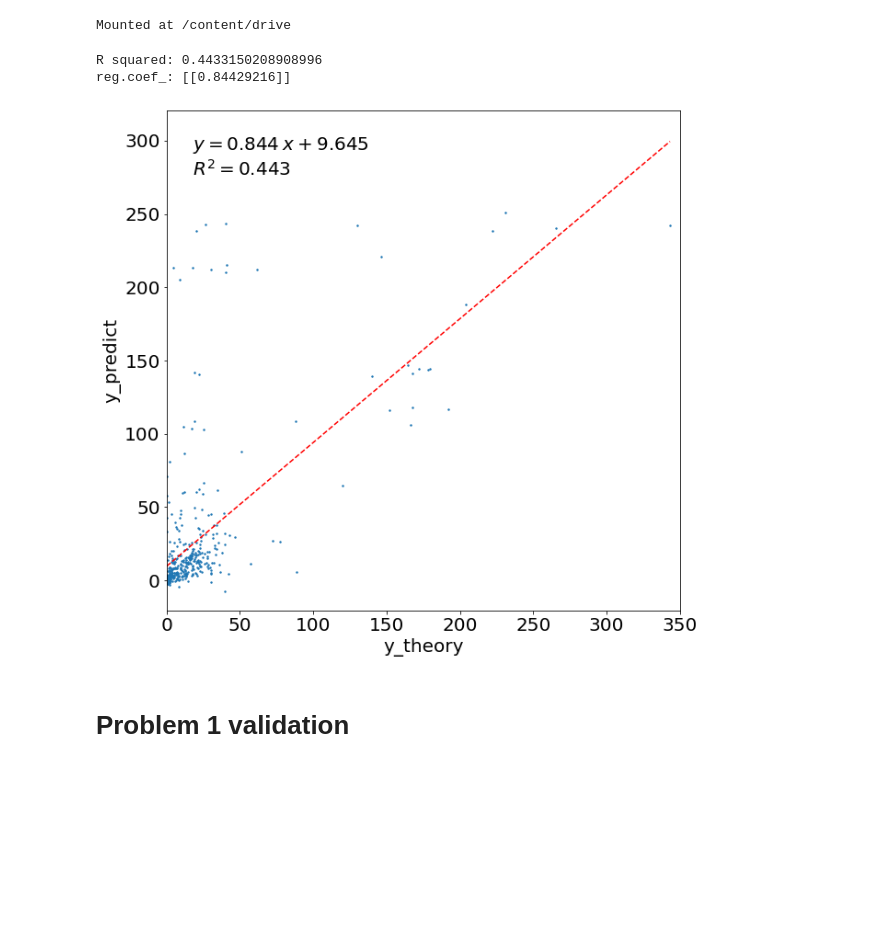
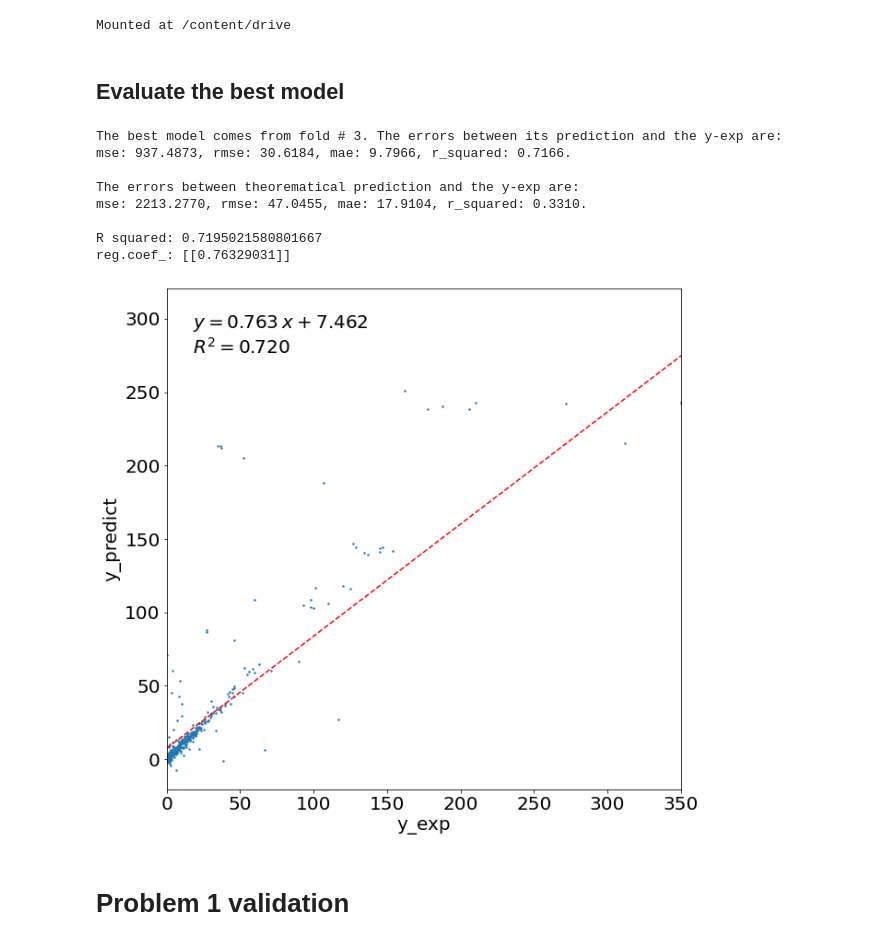
Before and after one commit to gladcolor/SVM_DNN_testing, a Jupyter notebook: CSCE822_HW2_v2.ipynb, the cells around one changed output. Drawn from its saved outputs; the diff is of its cells as text; code cells hidden in the pictures; blank space fills up the shorter version.

```diff
--- a/CSCE822_HW2_v2.ipynb
+++ b/CSCE822_HW2_v2.ipynb
@@ -927,12 +929,29 @@ from google.colab import drive
 drive.mount('/content/drive')
 # %% [output]
 Mounted at /content/drive
+# %% [markdown]
+## Evaluate the best model
 # %%
 best_model_fold_id = np.argmin(results_df['mae'])
 
 best_model = torch.load(f'trained_model_{best_model_fold_id}.pth')
 
-y_predict, mse, rmse, mae, r_squared = eval_model(best_model, input_features, y_theory)
+y_predict, mse, rmse, mae, r_squared = eval_model(best_model, input_features, y_label)
+
+print()
+print(f'The best model comes from fold # {best_model_fold_id}. The errors between its prediction and the y-exp are:')
+print(f'mse: {mse:.4f}, rmse: {rmse:.4f}, mae: {mae:.4f}, r_squared: {r_squared:.4f}.' )
+
+# evaluate the theoretical prediction and experimental observation
+mse = metrics.mean_squared_error(y_label, y_theory)
+rmse = np.sqrt(metrics.mean_squared_error(y_label, y_theory))
+mae = metrics.mean_absolute_error(y_label, y_theory)
+r_squared = metrics.r2_score(y_label, y_theory)
+
+print()
+print(f'The errors between theoretical prediction and the y-exp are:')
+print(f'mse: {mse:.4f}, rmse: {rmse:.4f}, mae: {mae:.4f}, r_squared: {r_squared:.4f}.' )
+print()
 
 
 def draw_r2_squared(ax2, x_true, y_observed):
@@ -941,38 +960,44 @@ def draw_r2_squared(ax2, x_true, y_observed):
     reg = LR().fit(x_true, y_observed)
     z = np.polyfit(x_true.ravel(), y_observed.ravel(), 1)
     p = np.poly1d(z)
     y_pred = p(x_true)
     R_squared = r2_score(y_observed, y_pred)
     # print()
     print("R squared:", R_squared)
     print("reg.coef_:", reg.coef_)
     text = f"$y={z[0]:0.3f}\:x{z[1]:+0.3f}$\n$R^2 = {R_squared:0.3f}$"
     ax2.scatter(x=x_true, y=y_observed, s=2)
     ax2.text(0.05, 0.95, text,
                transform=plt.gca().transAxes,
                fontsize=20,
                verticalalignment='top')
 
     # draw trend line
     line_ends = [min(x_true), max(x_true)]
     end_preds = p(line_ends)
     ax2.plot(line_ends, end_preds, 'r--')
 
 
 # plt.scatter(y_theory, y_predict)
 fig = plt.subplots(figsize=(10, 10))
 plt.axis('equal')
 plt.ylim([0, 300])
 plt.xlim([0, 350])
-plt.xlabel("y_theory")
+plt.xlabel("y_exp")
 plt.ylabel("y_predict")
 font = {'size': 20}
 plt.rc('font', **font)
-draw_r2_squared(plt.gca(), y_theory, y_predict)
+draw_r2_squared(plt.gca(), y_label, y_predict)
 # %% [output]
-R squared: 0.4433150208908996
-reg.coef_: [[0.84429216]]
+The best model comes from fold # 3. The errors between its prediction and the y-exp are:
+mse: 937.4873, rmse: 30.6184, mae: 9.7966, r_squared: 0.7166.
+
+The errors between theorematical prediction and the y-exp are:
+mse: 2213.2770, rmse: 47.0455, mae: 17.9104, r_squared: 0.3310.
+
+R squared: 0.7195021580801667
+reg.coef_: [[0.76329031]]
-[figure, old version]
+[figure, new version]
 # %% [markdown]
 # Problem 1 validation
 # %%
```
Also changed, not shown: parts of 2 cells of this notebook.
